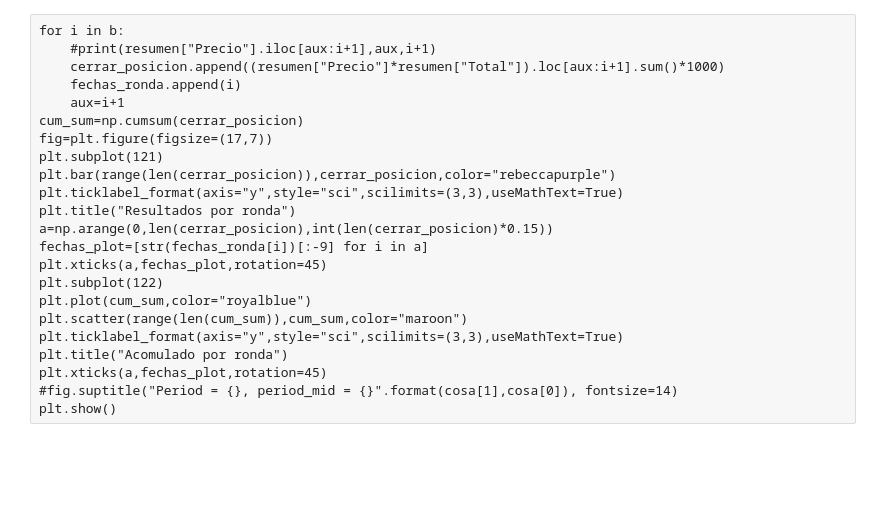
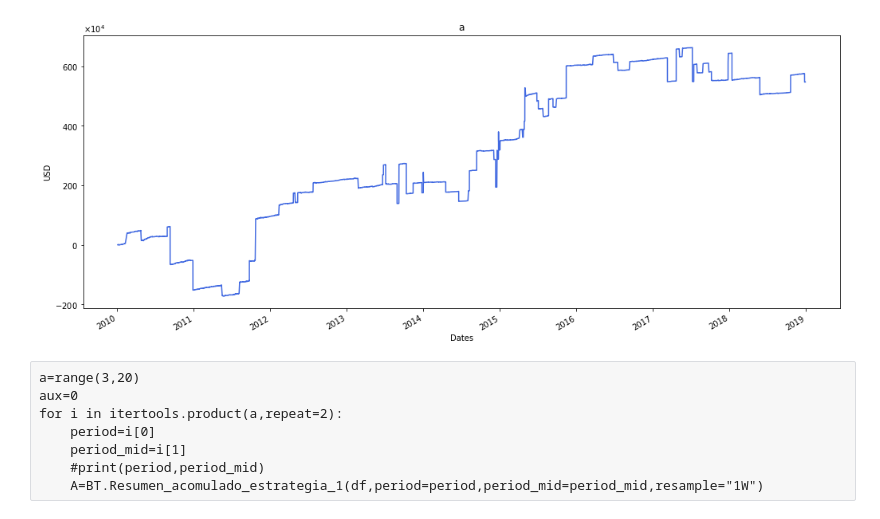
Before and after one commit to jamontanac/Pruebas-TRIX, a Jupyter notebook: Inicio pruebas trix.ipynb, the cells around one changed output. Cells and saved outputs as stored; diff of their text form; code cells hidden in the pictures; blank space fills up the shorter version.

```diff
--- a/Inicio pruebas trix.ipynb
+++ b/Inicio pruebas trix.ipynb
@@ -47,23 +35,0 @@ plt.show()
-# %% [raw]
-for i in b:
-    #print(resumen["Precio"].iloc[aux:i+1],aux,i+1)
-    cerrar_posicion.append((resumen["Precio"]*resumen["Total"]).loc[aux:i+1].sum()*1000)
-    fechas_ronda.append(i)
-    aux=i+1
-cum_sum=np.cumsum(cerrar_posicion)
-fig=plt.figure(figsize=(17,7))
-plt.subplot(121)
-plt.bar(range(len(cerrar_posicion)),cerrar_posicion,color="rebeccapurple")
-plt.ticklabel_format(axis="y",style="sci",scilimits=(3,3),useMathText=True)
-plt.title("Resultados por ronda")
-a=np.arange(0,len(cerrar_posicion),int(len(cerrar_posicion)*0.15))
-fechas_plot=[str(fechas_ronda[i])[:-9] for i in a]
-plt.xticks(a,fechas_plot,rotation=45)
-plt.subplot(122)
-plt.plot(cum_sum,color="royalblue")
-plt.scatter(range(len(cum_sum)),cum_sum,color="maroon")
-plt.ticklabel_format(axis="y",style="sci",scilimits=(3,3),useMathText=True)
-plt.title("Acomulado por ronda")
-plt.xticks(a,fechas_plot,rotation=45)
-#fig.suptitle("Period = {}, period_mid = {}".format(cosa[1],cosa[0]), fontsize=14)
-plt.show()
@@ -71,0 +36,14 @@ resumen.index[0]
+# %%
+B=BT.Resumen_acomulado_estrategia_2(df,period=5,period_mid=5,resample="1W")
+# %%
+BT.Plot_Resumen_estrategia(B,plot_cumulative=True,plot_rounds=False,title="a")
+# %% [output]
+[figure, added]
+# %% [raw]
+a=range(3,20)
+aux=0
+for i in itertools.product(a,repeat=2):
+    period=i[0]
+    period_mid=i[1]
+    #print(period,period_mid)
+    A=BT.Resumen_acomulado_estrategia_1(df,period=period,period_mid=period_mid,resample="1W")
```
Also changed, not shown: parts of 8 cells of this notebook, 2 other files.
